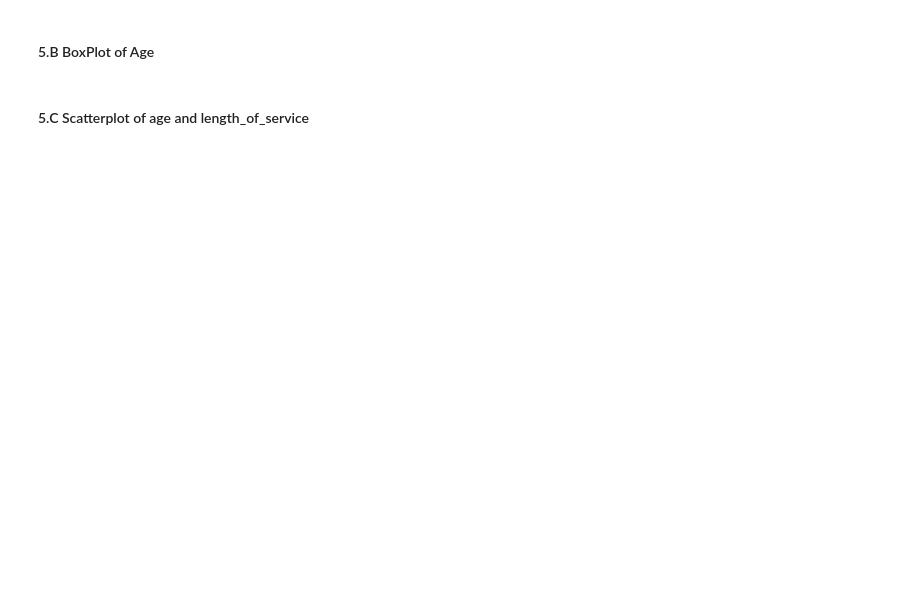
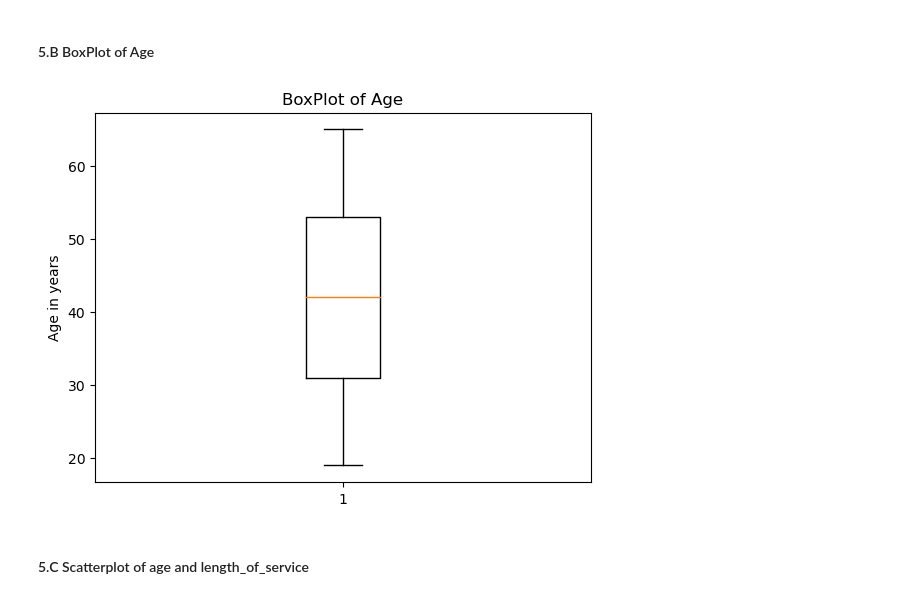
Before and after one commit to vagnerbauer/IOD_Projects, a Jupyter notebook: Module1/Labs 1/Lab 1.2.2 Pandas Lab.ipynb, the cells around one changed output. Drawn from its saved outputs; the diff is of its cells as text; code cells hidden in the pictures; blank space fills up the shorter version.

```diff
--- a/Module1/Labs 1/Lab 1.2.2 Pandas Lab.ipynb
+++ b/Module1/Labs 1/Lab 1.2.2 Pandas Lab.ipynb
@@ -186,2 +395,10 @@ Find count, mean, std, min, max of of all columns of dataframe
+# %%
+# A:
+plt.boxplot(df.age)
+plt.title("BoxPlot of Age")
+plt.ylabel("Age in years")
+plt.show()
+# %% [output]
+[figure, added]
 # %% [markdown]
 #### 5.C Scatterplot of age and length_of_service
```
Also changed, not shown: parts of 26 cells of this notebook, 2 other files.
